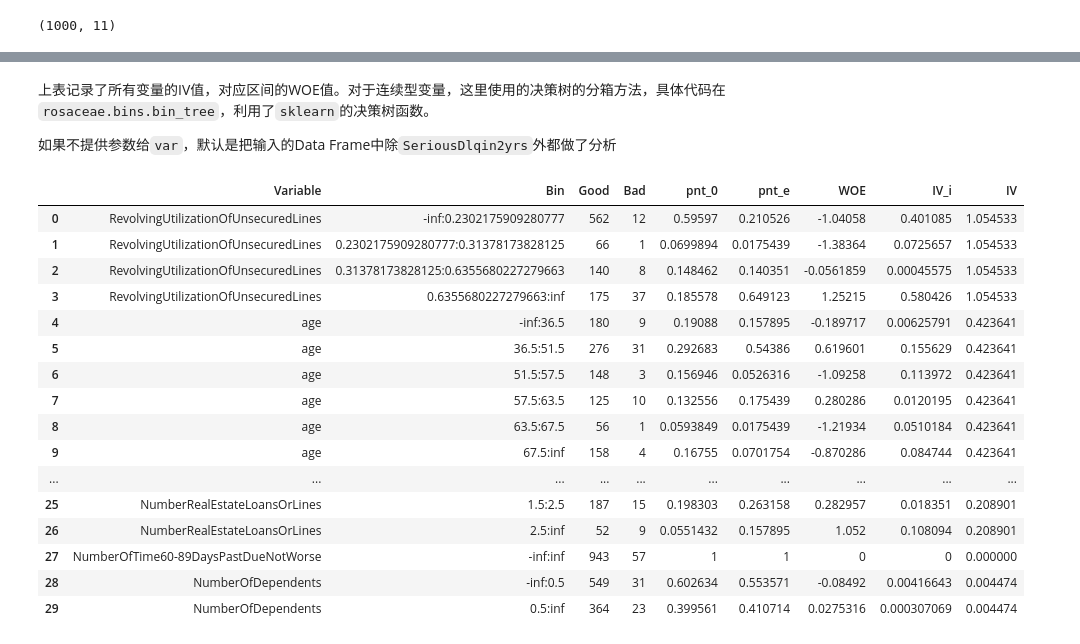
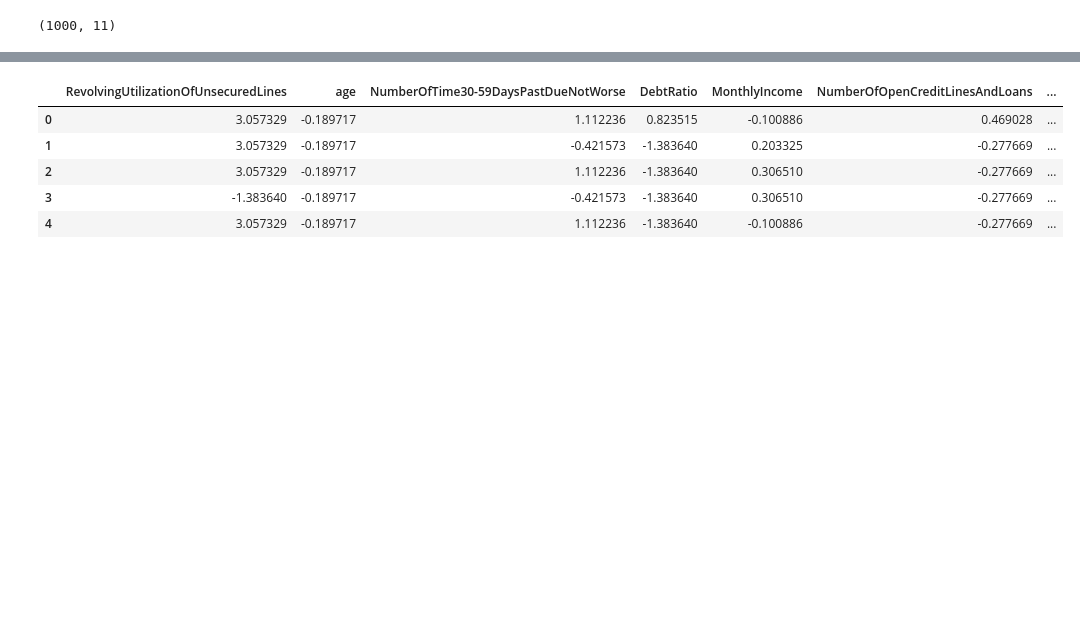
Before and after one commit to l0o0/rosaceae, a Jupyter notebook: examples/demo.ipynb, the cells around one changed output, grey strips where cells are left out. Cells and saved outputs as stored; diff of their text form; code cells hidden in the pictures; blank space fills up the shorter version.

Commit message:
Update demo data.

```diff
--- a/examples/demo.ipynb
+++ b/examples/demo.ipynb
@@ -63,0 +300,13 @@ from rosaceae.scorecard import woe_iv
+# %%
+bin_info = {'age': bin_tree(train['age'], train['SeriousDlqin2yrs'], na_omit=False),
+            'MonthlyIncome':['(-inf:3000]', '(3000:5000]', '(5000:8500]', '[8500:inf)', 'Miss'],
+           'RevolvingUtilizationOfUnsecuredLines':[], # 其他变量就按照默认的处理方法好了
+           'NumberOfTime30-59DaysPastDueNotWorse':[],
+           'DebtRatio':[],
+           'NumberOfOpenCreditLinesAndLoans':[],
+           'NumberOfTimes90DaysLate':[],
+           'NumberRealEstateLoansOrLines':[],
+           'NumberOfTime60-89DaysPastDueNotWorse':[],
+           'NumberOfDependents':[]}
+# %%
+woe_df = woe_iv(train, 'SeriousDlqin2yrs', var=bin_info, na_omit=False)
@@ -124,4 +344,0 @@ woe_iv_df
-# %% [markdown]
-上表记录了所有变量的IV值，对应区间的WOE值。对于连续型变量，这里使用的决策树的分箱方法，具体代码在`rosaceae.bins.bin_tree`，利用了`sklearn`的决策树函数。
-
-如果不提供参数给`var`，默认是把输入的Data Frame中除`SeriousDlqin2yrs`外都做了分析
@@ -130,20 +345,11 @@ woe_iv_df2 = woe_iv(train, 'SeriousDlqin2yrs', dt=dt)
-# %%
-woe_iv_df2
-# %% [output]
-|  | Variable | Bin | Good | Bad | pnt_0 | pnt_e | WOE | IV_i | IV |
-| 0 | RevolvingUtilizationOfUnsecuredLines | -inf:0.2302175909280777 | 562 | 12 | 0.59597 | 0.210526 | -1.04058 | 0.401085 | 1.054533 |
-| 1 | RevolvingUtilizationOfUnsecuredLines | 0.2302175909280777:0.31378173828125 | 66 | 1 | 0.0699894 | 0.0175439 | -1.38364 | 0.0725657 | 1.054533 |
-| 2 | RevolvingUtilizationOfUnsecuredLines | 0.31378173828125:0.6355680227279663 | 140 | 8 | 0.148462 | 0.140351 | -0.0561859 | 0.00045575 | 1.054533 |
-| 3 | RevolvingUtilizationOfUnsecuredLines | 0.6355680227279663:inf | 175 | 37 | 0.185578 | 0.649123 | 1.25215 | 0.580426 | 1.054533 |
-| 4 | age | -inf:36.5 | 180 | 9 | 0.19088 | 0.157895 | -0.189717 | 0.00625791 | 0.423641 |
-| 5 | age | 36.5:51.5 | 276 | 31 | 0.292683 | 0.54386 | 0.619601 | 0.155629 | 0.423641 |
-| 6 | age | 51.5:57.5 | 148 | 3 | 0.156946 | 0.0526316 | -1.09258 | 0.113972 | 0.423641 |
-| 7 | age | 57.5:63.5 | 125 | 10 | 0.132556 | 0.175439 | 0.280286 | 0.0120195 | 0.423641 |
-| 8 | age | 63.5:67.5 | 56 | 1 | 0.0593849 | 0.0175439 | -1.21934 | 0.0510184 | 0.423641 |
-| 9 | age | 67.5:inf | 158 | 4 | 0.16755 | 0.0701754 | -0.870286 | 0.084744 | 0.423641 |
-| ... | ... | ... | ... | ... | ... | ... | ... | ... | ... |
-| 25 | NumberRealEstateLoansOrLines | 1.5:2.5 | 187 | 15 | 0.198303 | 0.263158 | 0.282957 | 0.018351 | 0.208901 |
-| 26 | NumberRealEstateLoansOrLines | 2.5:inf | 52 | 9 | 0.0551432 | 0.157895 | 1.052 | 0.108094 | 0.208901 |
-| 27 | NumberOfTime60-89DaysPastDueNotWorse | -inf:inf | 943 | 57 | 1 | 1 | 0 | 0 | 0.000000 |
-| 28 | NumberOfDependents | -inf:0.5 | 549 | 31 | 0.602634 | 0.553571 | -0.08492 | 0.00416643 | 0.004474 |
-| 29 | NumberOfDependents | 0.5:inf | 364 | 23 | 0.399561 | 0.410714 | 0.0275316 | 0.000307069 | 0.004474 |
+# %%
+woe_data = replaceWOE(woe_df, train)
+# %%
+woe_data.head()
+# %% [output]
+|  | RevolvingUtilizationOfUnsecuredLines | age | NumberOfTime30-59DaysPastDueNotWorse | DebtRatio | MonthlyIncome | NumberOfOpenCreditLinesAndLoans | ... |
+| 0 | 3.057329 | -0.189717 | 1.112236 | 0.823515 | -0.100886 | 0.469028 | ... |
+| 1 | 3.057329 | -0.189717 | -0.421573 | -1.383640 | 0.203325 | -0.277669 | ... |
+| 2 | 3.057329 | -0.189717 | 1.112236 | -1.383640 | 0.306510 | -0.277669 | ... |
+| 3 | -1.383640 | -0.189717 | -0.421573 | -1.383640 | 0.306510 | -0.277669 | ... |
+| 4 | 3.057329 | -0.189717 | 1.112236 | -1.383640 | -0.100886 | -0.277669 | ... |
```
Also changed, not shown: parts of 42 cells of this notebook, 1 other file.
